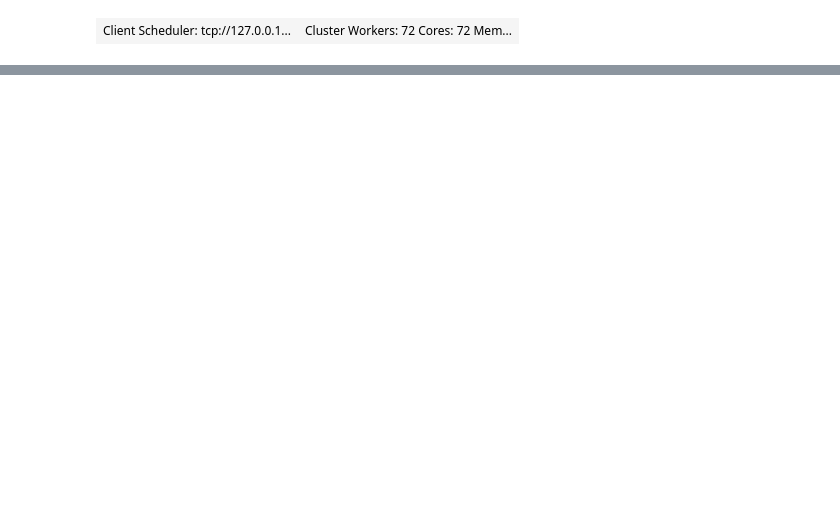
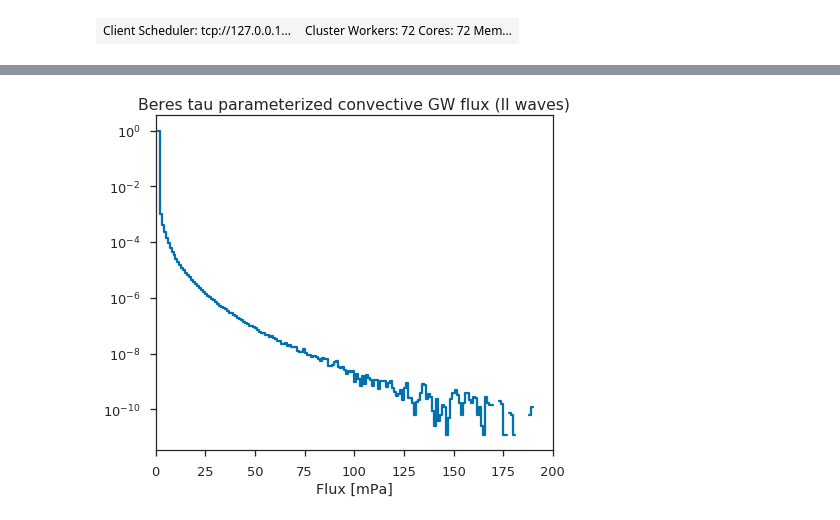
Before and after one commit to dcamron/ncar-gwdst, a Jupyter notebook: notebooks/waves.ipynb, the cells around one changed output, grey strips where cells are left out. Drawn from its saved outputs; the diff is of its cells as text; code cells hidden in the pictures; blank space fills up the shorter version.

Commit message:
Updated Waves notebook, working on plotting lognormal over histogram. Restructure dataset?

```diff
--- a/notebooks/waves.ipynb
+++ b/notebooks/waves.ipynb
@@ -41,7 +43,9 @@ mx
+# %%
+tau = xr.open_dataset('/glade/scratch/mcamron/output/gwdst/tau_magnitude.nc', chunks={'time': 61})
 # %%
-bins = np.arange(0, mx, 1)
+bins = np.arange(0, 200, 1)
 hist = 0
 
 for (i, x) in enumerate(tau.data_vars):
-    (h, edges) = np.histogram(tau[i], bins=bins)
+    (h, edges) = np.histogram(tau['%d' % i], bins=bins)
     hist += h
@@ -47,0 +54,3 @@ for (i, x) in enumerate(tau.data_vars):
+# %%
+tau_hist = xr.DataArray(hist, coords=[('r_edge', edges[1:])])
+tau_hist
@@ -47,0 +77,2 @@ for (i, x) in enumerate(tau.data_vars):
+# %%
+tau_hist = tau_hist / tau_hist.sum()
@@ -48,10 +99,15 @@ for (i, x) in enumerate(tau.data_vars):
 # %%
 f, ax = plt.subplots(figsize=(7, 6))
-ax.step(edges[:-1], hist, where='post')
+ax.step(tau_hist['r_edge'].values, tau_hist.values, where='post')
+ax.plot()
+
 ax.semilogy()
-ax.set_xlim(0, edges[-2])
+ax.set_xlim(0, 200)
 
 ax.set_title('Beres tau parameterized convective GW flux (ll waves)')
 ax.set_xlabel('Flux [mPa]')
 
-f.savefig('../figures/waves/dist_flux.png')
+plt.tight_layout()
+#f.savefig('../figures/waves/dist_flux.png')
+# %% [output]
+[figure, added]
```
Also changed, not shown: parts of 12 cells of this notebook, 2 other files.
